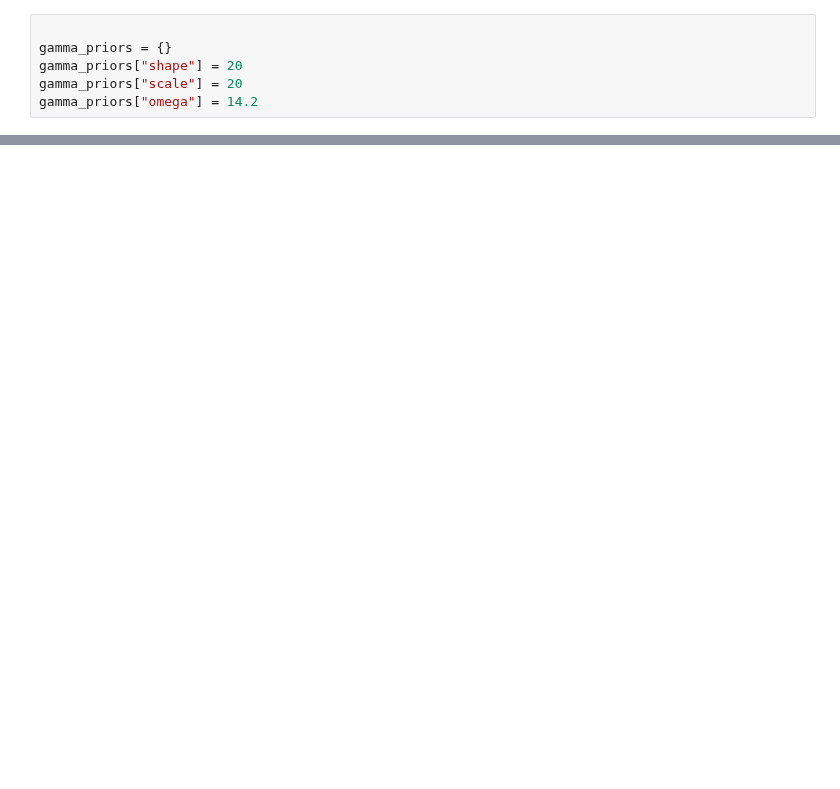
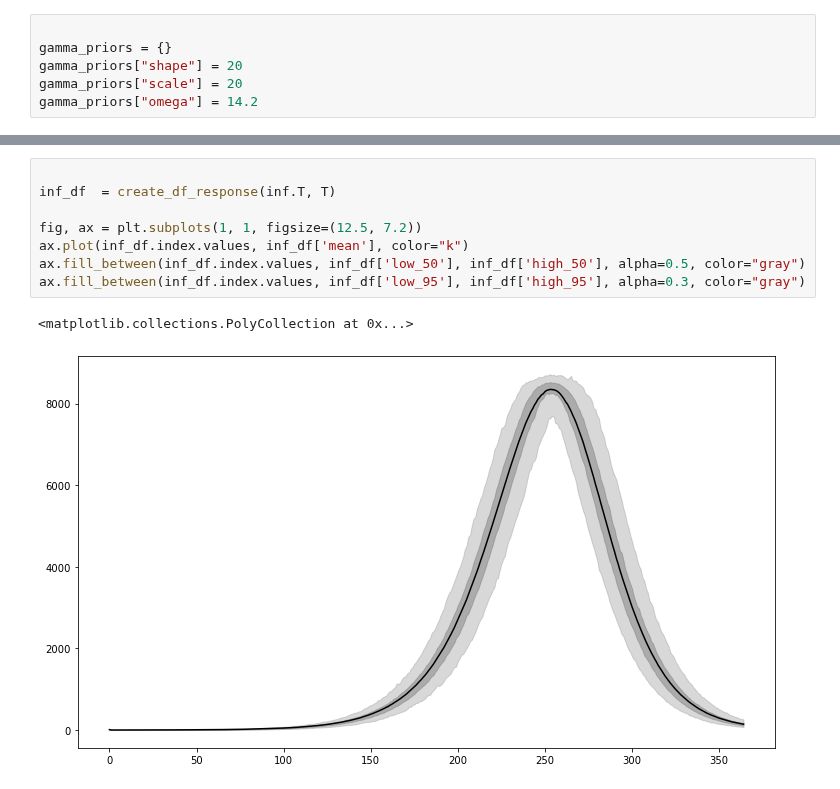
Before and after one commit to ChaosDonkey06/ID_Modeling, a Jupyter notebook: PAPERS/ShamanJournalClub.ipynb, the cells around one changed output, grey strips where cells are left out. Cells and saved outputs as stored; diff of their text form; blank space fills up the shorter version.

```diff
--- a/PAPERS/ShamanJournalClub.ipynb
+++ b/PAPERS/ShamanJournalClub.ipynb
@@ -118,0 +149,11 @@ ax.plot(inf)
+# %%
+
+inf_df  = create_df_response(inf.T, T)
+
+fig, ax = plt.subplots(1, 1, figsize=(12.5, 7.2))
+ax.plot(inf_df.index.values, inf_df['mean'], color="k")
+ax.fill_between(inf_df.index.values, inf_df['low_50'], inf_df['high_50'], alpha=0.5, color="gray")
+ax.fill_between(inf_df.index.values, inf_df['low_95'], inf_df['high_95'], alpha=0.3, color="gray")
+# %% [output]
+<matplotlib.collections.PolyCollection at 0x...>
+[figure, added]
```
Also changed, not shown: parts of 7 cells of this notebook.
